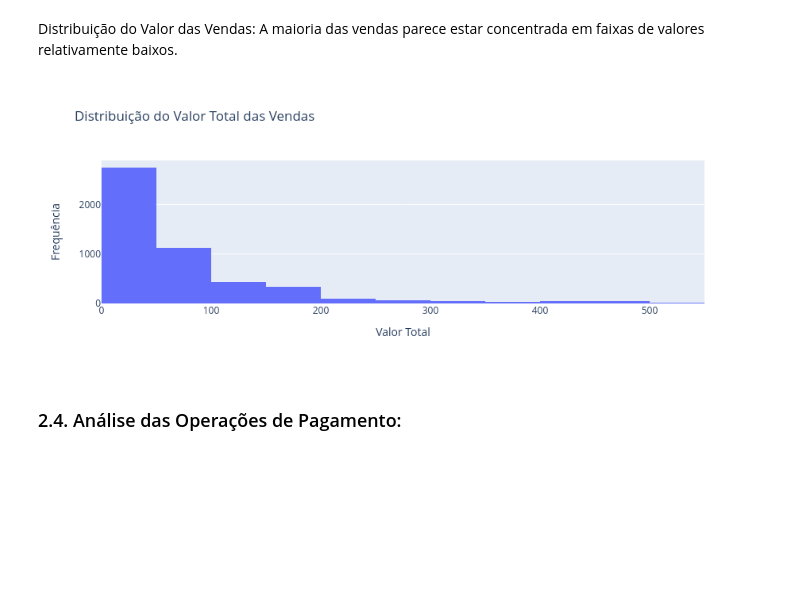
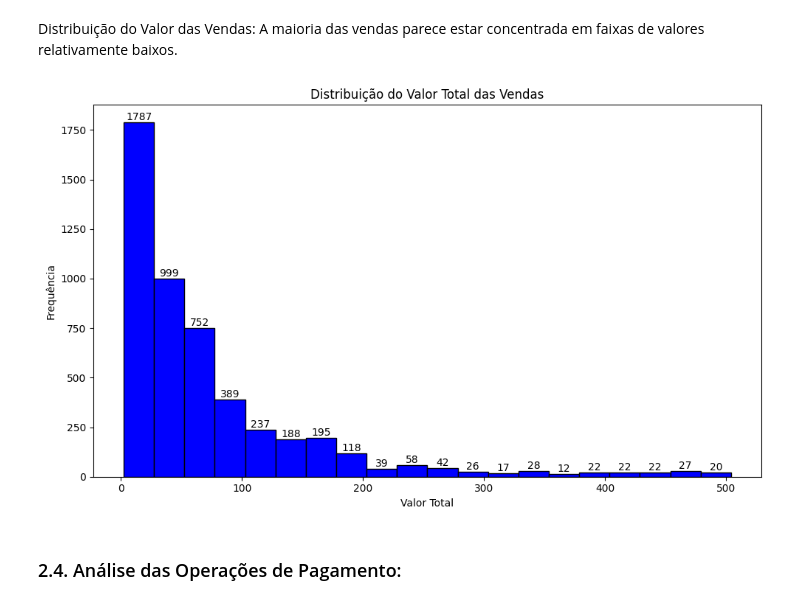
Before and after one commit to Jandersolutions/super_mercado, a Jupyter notebook: notebooks/projeto.ipynb, the cells around one changed output. Drawn from its saved outputs; the diff is of its cells as text; code cells hidden in the pictures; blank space fills up the shorter version.

```diff
--- a/notebooks/projeto.ipynb
+++ b/notebooks/projeto.ipynb
@@ -90,11 +92,15 @@ Produtos Mais Populares: A análise dos produtos mais vendidos ajuda a entender
 # Produtos mais vendidos
 top_products = df['produto'].value_counts().head(10).reset_index()
 top_products.columns = ['produto', 'quantidade_vendas']
-# Criar o gráfico de barras interativo com o Plotly Express
-fig = px.bar(top_products, x='produto', y='quantidade_vendas', title='Top 10 Produtos Mais Vendidos')
-fig.update_xaxes(title_text='Produto')
-fig.update_yaxes(title_text='Quantidade de Vendas')
-fig.update_xaxes(tickangle=-45)  # Rotacionar rótulos do eixo x
-# Exibir o gráfico
-fig.show()
+plt.figure(figsize=(10, 6))
+plt.bar(top_products['produto'], top_products['quantidade_vendas'])
+plt.title('Top 10 Produtos Mais Vendidos')
+plt.xlabel('Produto')
+plt.ylabel('Quantidade de Vendas')
+plt.xticks(rotation=-45, ha='left')  # Rotacionar rótulos do eixo x
+# Adicionar os números acima das barras
+for i, row in top_products.iterrows():
+    plt.text(row['produto'], row['quantidade_vendas'], str(row['quantidade_vendas']), ha='center', va='bottom')
+plt.tight_layout()
+plt.show()
 # %% [output]
@@ -104,15 +110,20 @@ fig.show()
 # %% [markdown]
 Distribuição do Valor das Vendas: A maioria das vendas parece estar concentrada em faixas de valores relativamente baixos.
 # %%
-# Criar o histograma interativo com o Plotly Express
-fig = px.histogram(df, x='total', nbins=20, title='Distribuição do Valor Total das Vendas')
-# Personalizar rótulos dos eixos
-fig.update_xaxes(title_text='Valor Total')
-fig.update_yaxes(title_text='Frequência')
-# Exibir o histograma
-fig.show()
+# Definir os dados do histograma
+plt.figure(figsize=(10, 6))
+n, bins, patches = plt.hist(df['total'], bins=20, edgecolor='black', color='blue')
+plt.title('Distribuição do Valor Total das Vendas')
+plt.xlabel('Valor Total')
+plt.ylabel('Frequência')
+# Adicionar os números acima das barras
+for i in range(len(patches)):
+    plt.text(patches[i].get_x() + patches[i].get_width()/2, patches[i].get_height(),
+             f'{int(n[i])}', ha='center', va='bottom')
+plt.tight_layout()
+plt.show()
 # %% [output]
-[figure, old version]
+[figure, new version]
 # %% [markdown]
 ### 2.4. Análise das Operações de Pagamento:
 # %% [markdown]
```
Also changed, not shown: parts of 4 cells of this notebook, 1 other file.
